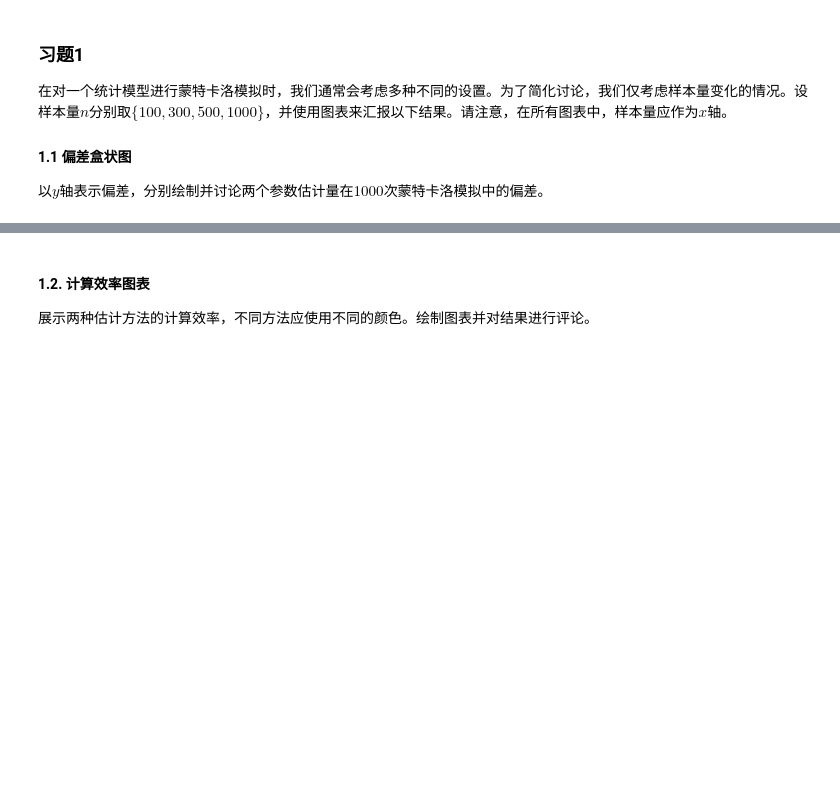
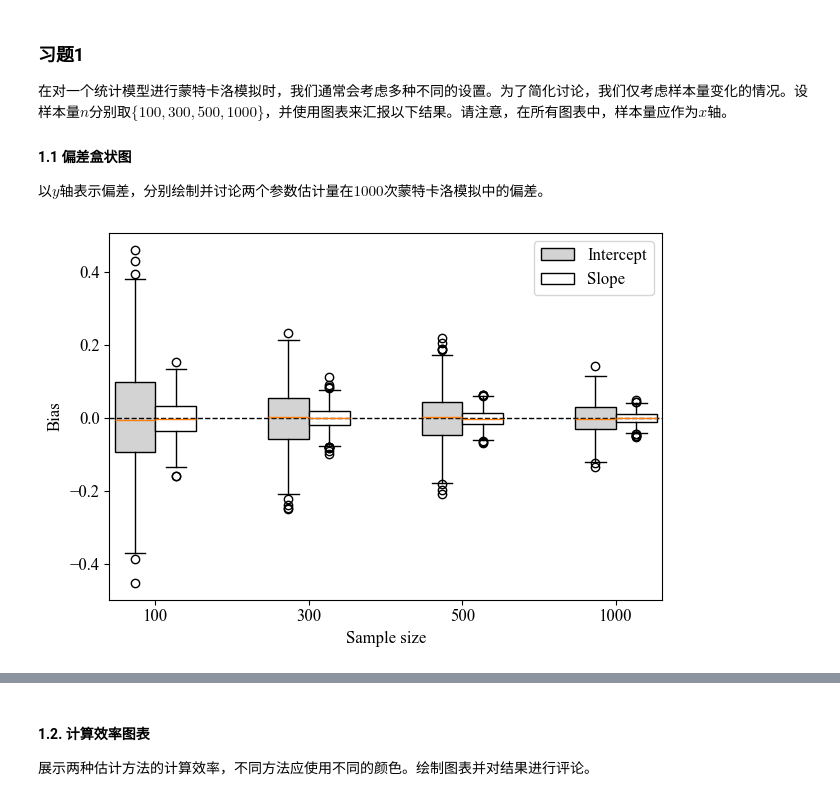
Before and after one commit to shenjiann/AI_2025FALL, a Jupyter notebook: Homework/AI_week02_solution.ipynb, the cells around one changed output, grey strips where cells are left out. Saved outputs shown, nothing was run; the diff lists cells and outputs as text; code cells hidden in the pictures; blank space fills up the shorter version.

```diff
--- a/Homework/AI_week02_solution.ipynb
+++ b/Homework/AI_week02_solution.ipynb
@@ -5,4 +3,14 @@
 ## 一元变量的线性回归
+# %%
+import matplotlib.pyplot as plt
+import numpy as np
+import time # 用来记录算法的计算时间
+
+plt.rcParams.update({
+    "font.family": ["Times New Roman"],  # 使用 Times 字体
+    "mathtext.fontset": "stix",        # 数学字体匹配 Times
+    "font.size": 12                    # 默认字号
+})
 # %% [markdown]
 ### 习题1
 在对一个统计模型进行蒙特卡洛模拟时，我们通常会考虑多种不同的设置。为了简化讨论，我们仅考虑样本量变化的情况。设样本量$n$分别取$\{100, 300, 500, 1000\}$，并使用图表来汇报以下结果。请注意，在所有图表中，样本量应作为$x$轴。
@@ -11,0 +122,54 @@
+# %%
+def plot_bias_boxplots_grouped(bias_results):
+    """
+    绘制偏差的分组盒图 (grouped boxplot)
+
+    参数:
+        bias_results : 字典 {样本量: 2*1数组 [截距偏差, 斜率偏差]}
+
+    返回:
+        None
+    """
+    # 提取样本量及对应的截距、斜率偏差数据
+    ns = sorted(bias_results.keys())  # 样本量
+    bias_intercept = [bias_results[n][:, 0] for n in ns]
+    bias_slope     = [bias_results[n][:, 1] for n in ns]
+
+    # 初始化画布
+    fig, ax = plt.subplots(figsize=(6.5, 4.5))
+    positions = np.arange(len(ns)) * 3  # 每组盒图的横坐标位置
+
+    # 截距盒图（左边）
+    bp1 = ax.boxplot(
+        bias_intercept,
+        positions=positions - 0.4,
+        widths=0.8,
+        patch_artist=True,
+        boxprops=dict(facecolor="lightgray")
+    )
+
+    # 斜率盒图（右边）
+    bp2 = ax.boxplot(
+        bias_slope,
+        positions=positions + 0.4,
+        widths=0.8,
+        patch_artist=True,
+        boxprops=dict(facecolor="white")
+    )
+    # 添加零基准线
+    ax.axhline(0, linestyle="--", color="black", linewidth=1)
+    # 设置坐标轴、标签、图例
+    ax.set_xticks(positions)
+    ax.set_xticklabels([str(n) for n in ns])
+    ax.set_xlabel("Sample size")
+    ax.set_ylabel("Bias")
+    ax.legend([bp1["boxes"][0], bp2["boxes"][0]], ["Intercept", "Slope"], loc="upper right")
+    # 调整布局并显示
+    plt.tight_layout()
+    plt.show()
+
+# 示例
+bias_vectorization = calculate_bias(method=estimation_vectorization)
+plot_bias_boxplots_grouped(bias_vectorization)
+# %% [output]
+[figure, added]
```
Also changed, not shown: parts of 7 cells of this notebook, 3 other files.
